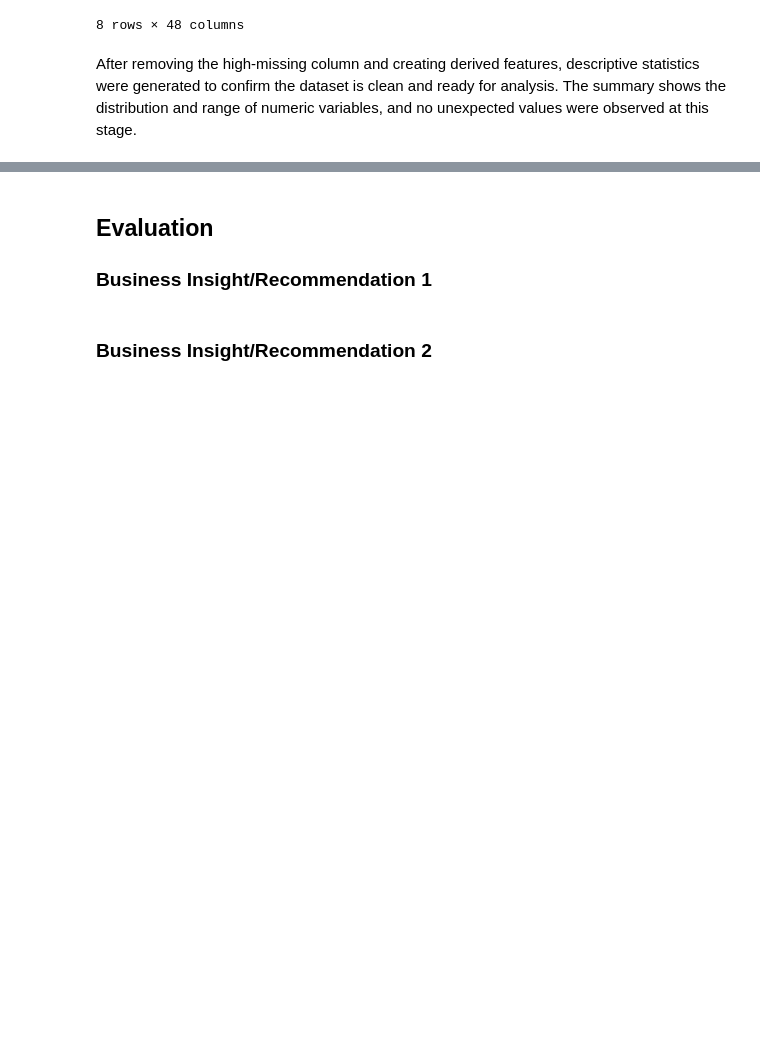
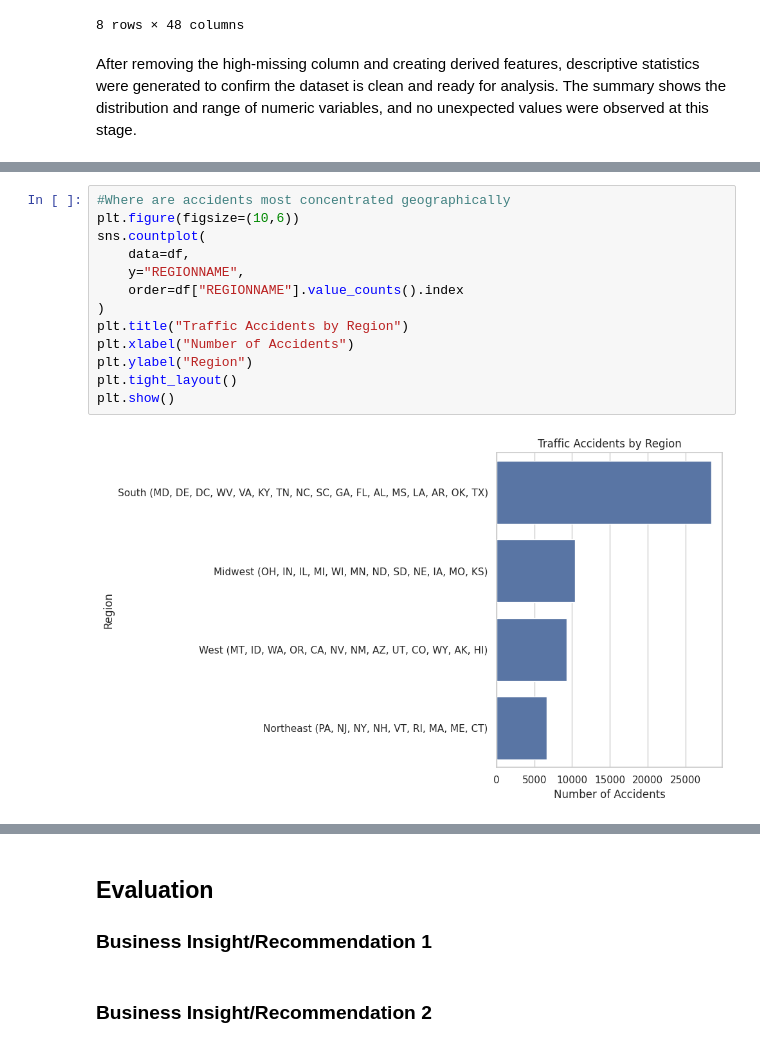
Before and after one commit to Bhojraj123/DS_Capstone_US_Traffic_Accident, a Jupyter notebook: DS_Capstone_Notebook.ipynb, the cells around one changed output, grey strips where cells are left out. Drawn from its saved outputs; the diff is of its cells as text; blank space fills up the shorter version.

Commit message:
added Exploratory Data Analysis

```diff
--- a/DS_Capstone_Notebook.ipynb
+++ b/DS_Capstone_Notebook.ipynb
@@ -126,0 +148,15 @@ Text here
+# %%
+#Where are accidents most concentrated geographically
+plt.figure(figsize=(10,6))
+sns.countplot(
+    data=df,
+    y="REGIONNAME",
+    order=df["REGIONNAME"].value_counts().index
+)
+plt.title("Traffic Accidents by Region")
+plt.xlabel("Number of Accidents")
+plt.ylabel("Region")
+plt.tight_layout()
+plt.show()
+# %% [output]
+[figure, added]
```
Also changed, not shown: parts of 11 cells of this notebook.
